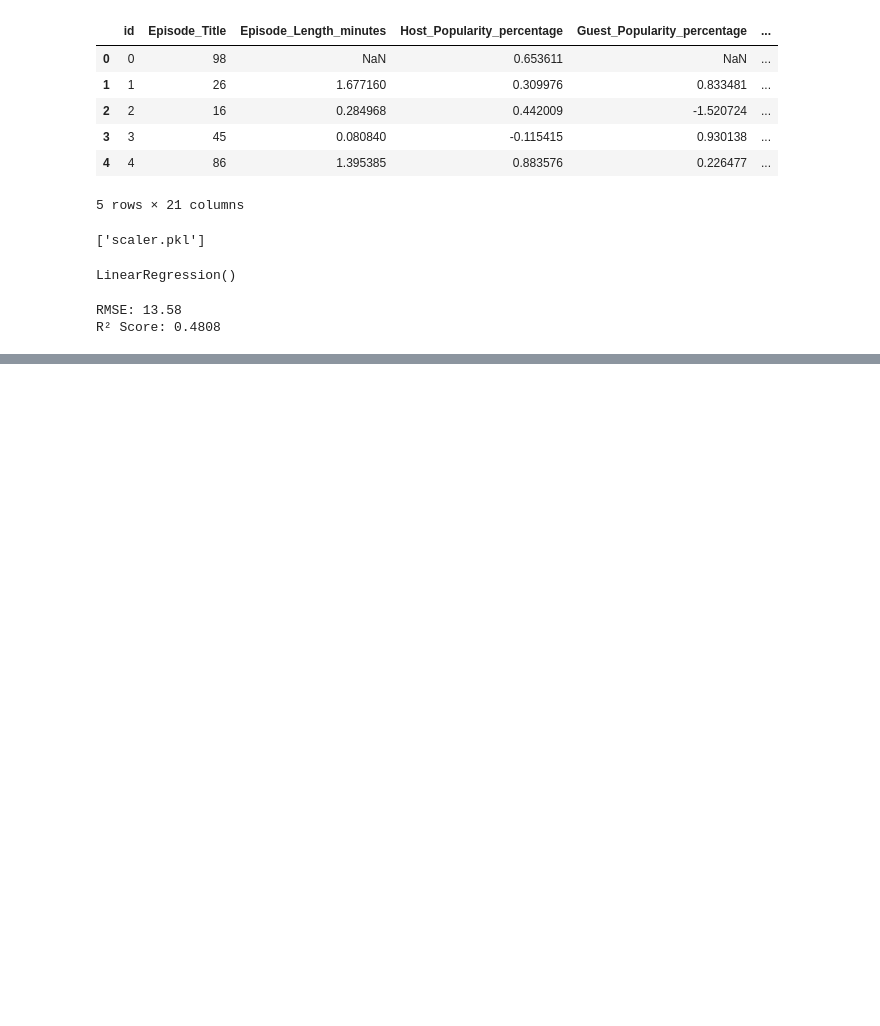
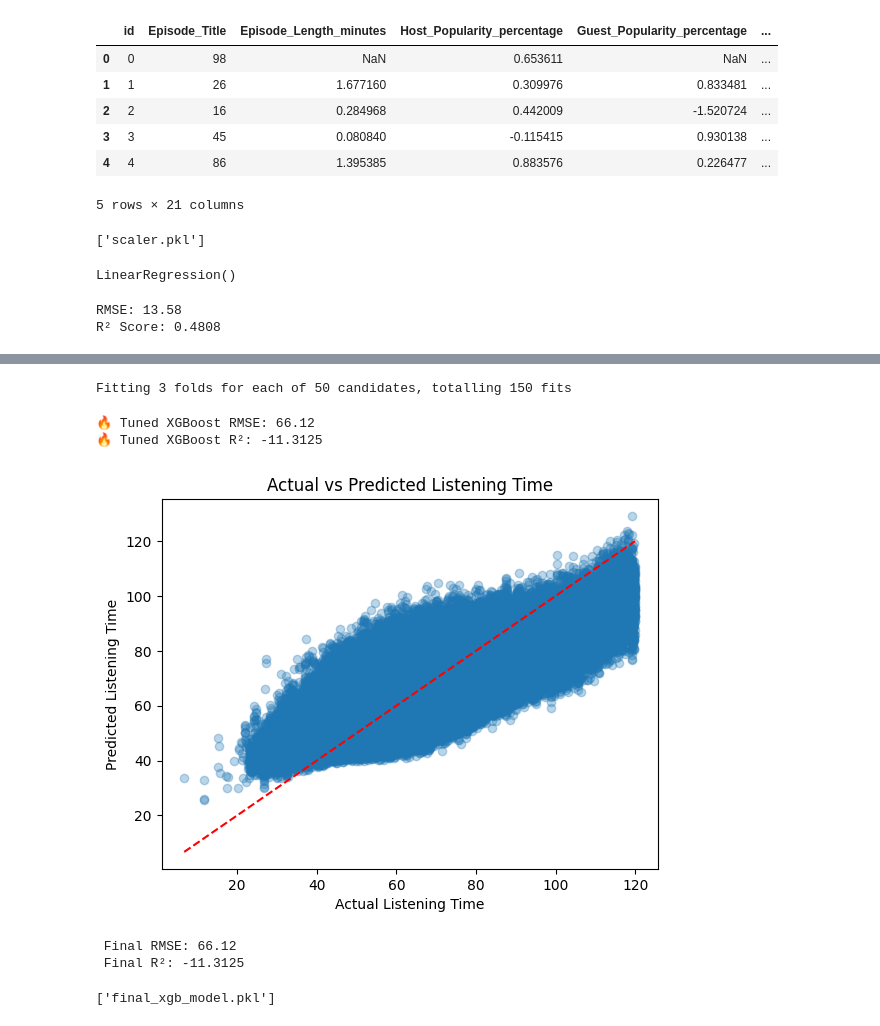
Before and after one commit to drtclem/PodcastPred, a Jupyter notebook: src/tuning.ipynb, the cells around one changed output, grey strips where cells are left out. Drawn from its saved outputs; the diff is of its cells as text; code cells hidden in the pictures; blank space fills up the shorter version.

```diff
--- a/src/tuning.ipynb
+++ b/src/tuning.ipynb
@@ -473,0 +690,68 @@ R² Score: 0.4808
+# %%
+import numpy as np
+
+# Replace the target y with its log-transformed version
+y_log = np.log1p(y)  # log(1 + y), safe for zero values
+# %%
+from sklearn.model_selection import RandomizedSearchCV
+from scipy.stats import uniform, randint
+
+param_dist = {
+    'n_estimators': randint(100, 300),
+    'max_depth': randint(3, 10),
+    'learning_rate': uniform(0.01, 0.3),
+    'subsample': uniform(0.7, 0.3),
+    'colsample_bytree': uniform(0.7, 0.3)
+}
+
+random_search = RandomizedSearchCV(
+    estimator=XGBRegressor(random_state=42),
+    param_distributions=param_dist,
+    n_iter=50,
+    scoring='neg_root_mean_squared_error',
+    cv=3,
+    verbose=1,
+    n_jobs=-1
+)
+
+random_search.fit(X, y_log)
+best_xgb = random_search.best_estimator_
+# %% [output]
+Fitting 3 folds for each of 50 candidates, totalling 150 fits
+# %%
+y_pred = best_xgb.predict(X)
+rmse = np.sqrt(mean_squared_error(y, y_pred))
+r2 = r2_score(y, y_pred)
+
+print(f"🔥 Tuned XGBoost RMSE: {rmse:.2f}")
+print(f"🔥 Tuned XGBoost R²: {r2:.4f}")
+# %% [output]
+🔥 Tuned XGBoost RMSE: 66.12
+🔥 Tuned XGBoost R²: -11.3125
+# %%
+y_pred_log = best_xgb.predict(X)
+# %%
+y_pred_actual = np.expm1(y_pred_log)
+# %%
+import matplotlib.pyplot as plt
+
+plt.scatter(y, y_pred_actual, alpha=0.3)
+plt.xlabel('Actual Listening Time')
+plt.ylabel('Predicted Listening Time')
+plt.title('Actual vs Predicted Listening Time')
+plt.plot([y.min(), y.max()], [y.min(), y.max()], 'r--')  # perfect prediction line
+plt.show()
+# %% [output]
+[figure, added]
+# %%
+print(f" Final RMSE: {rmse:.2f}")
+print(f" Final R²: {r2:.4f}")
+# %% [output]
+ Final RMSE: 66.12
+ Final R²: -11.3125
+# %%
+import joblib
+
+joblib.dump(best_xgb, 'final_xgb_model.pkl')
+# %% [output]
+['final_xgb_model.pkl']
```
Also changed, not shown: parts of 12 cells of this notebook, 2 other files.
